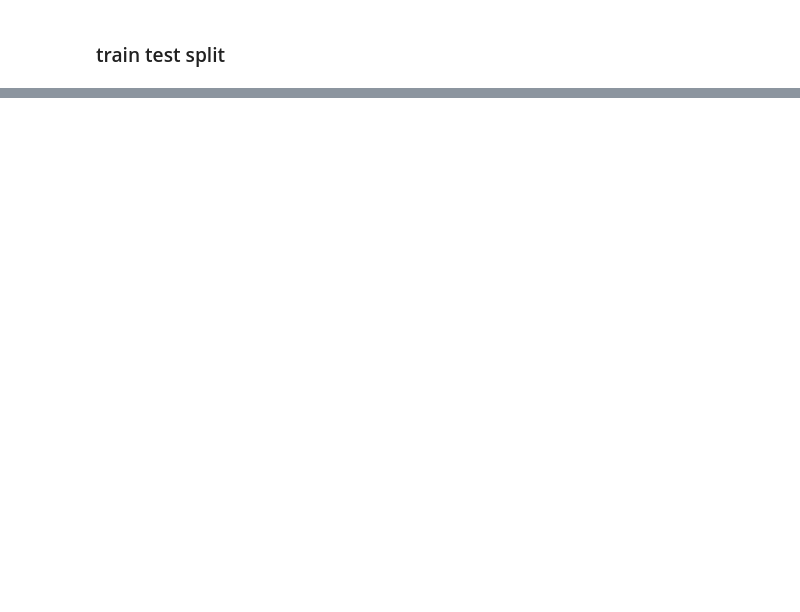
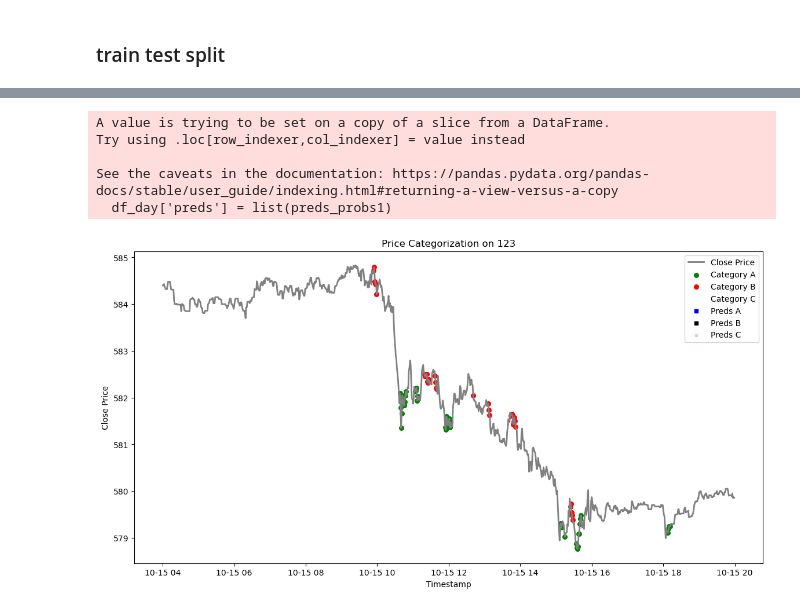
Before and after one commit to hub-Abhishek/AthenaInsights, a Jupyter notebook: notebooks/data_cleaning/testing_model_multiple_dates.ipynb, the cells around one changed output, grey strips where cells are left out. Saved outputs shown, nothing was run; the diff lists cells and outputs as text; code cells hidden in the pictures; blank space fills up the shorter version.

Commit message:
training over dates

```diff
--- a/notebooks/data_cleaning/testing_model_multiple_dates.ipynb
+++ b/notebooks/data_cleaning/testing_model_multiple_dates.ipynb
@@ -34,6 +60,6 @@ print(date_series)
 # %%
 # Create a DataFrame with initial content
-file_name = "results_0.xlsx"
+file_name = "results/results_0.xlsx"
 
 # if os.path.exists(file_name):
 #     file_name, result_num = file_name.split(".")[0].split("_")
@@ -112,7 +144,7 @@ def initialte_and_train(X_train, y_train, X_test, y_test, X_test_full, y_test_fu
                             eval_metric=['merror','mlogloss'])
     clf.fit(X_train,
             y_train,
-            verbose=1,
+            verbose=0,
             eval_set=[(X_train, y_train), (X_test, y_test), (X_test_full, y_test_full), (X_test_only_next_day, y_test_only_next_day)])
 
     return clf
@@ -206,8 +239,8 @@ def plot_categorization(df, date, pred, field='close', ):
     for cat, color in zip(['A', 'B', 'C'], ['green', 'red', 'gray']):
         plt.scatter(df_day[df_day['category'] == cat].index, df_day[df_day['category'] == cat][field], color=color, label=f'Category {cat}', s=30 if cat!='C' else 0)
     for cat, color in zip(['A', 'B', 'C'], ['blue', 'black', 'pink']):
-        print(cat)
-        print(df_day[df_day['preds'] == cat].index)
+        # print(cat)
+        # print(df_day[df_day['preds'] == cat].index)
         plt.scatter(df_day[df_day['preds'] == cat].index, df_day[df_day['preds'] == cat][field], color=color, label=f'Preds {cat}', s=20 if cat!='C' else 10,
                     # marker = '1' if cat=='B' else '2' if cat=='A' else '+')
                     marker='s')
@@ -215,8 +248,8 @@ def plot_categorization(df, date, pred, field='close', ):
     plt.title(f'Price Categorization on {date}')
     plt.xlabel('Timestamp')
     plt.ylabel(f'{field.capitalize()} Price')
-    plt.show()
-    plt.savefig(f'plot for day - {date}.png')
-    log(None, dt, image=1, add=f'plot for day - {date}.png')
+    # plt.show()
+    plt.savefig(f'results/images/plot for day - {date}.png')
+    log(None, dt, image=1, add=f'results/images/plot for day - {date}.png')
     log("\n\n", date)
 # %%
@@ -276,0 +344,35 @@ for dt in date_series:
+# %%
+X_test_only_next_day = df.loc['2024-10-15', ].drop(columns=['category', 'mapped_category'])
+y_test_only_next_day = df.loc['2024-10-15', 'mapped_category']
+preds_probs = clf.predict_proba(X_test_only_next_day)
+preds_probs1 = (preds_probs >= 0.5).argmax(axis=1,)
+# %%
+field = 'close'
+df_day = df.loc['2024-10-15']
+df_day['preds'] = list(preds_probs1)
+plt.figure(figsize=(14, 7))
+plt.plot(df_day.index, df_day[field], label=f'{field.capitalize()} Price', color='gray', linewidth=2)
+# plt.plot(df_day.index, df_day['close'], label=f'{field.capitalize()} Price', color='blue', linewidth=1)
+for cat, color in zip(['A', 'B', 'C'], ['green', 'red', 'gray']):
+    plt.scatter(df_day[df_day['category'] == cat].index, df_day[df_day['category'] == cat][field], color=color, label=f'Category {cat}', s=30 if cat!='C' else 0)
+for cat, color in zip(['A', 'B', 'C'], ['blue', 'black', 'pink']):
+    # print(cat)
+    # print(df_day[df_day['preds'] == cat].index)
+    plt.scatter(df_day[df_day['preds'] == cat].index, df_day[df_day['preds'] == cat][field], color=color, label=f'Preds {cat}', s=20 if cat!='C' else 10,
+                # marker = '1' if cat=='B' else '2' if cat=='A' else '+')
+                marker='s')
+plt.legend()
+plt.title(f'Price Categorization on {123}')
+plt.xlabel('Timestamp')
+plt.ylabel(f'{field.capitalize()} Price')
+# plt.show()
+plt.savefig(f'plot for day - {123}.png')
+# log(None, dt, image=1, add=f'plot for day - {123}.png')
+# log("\n\n", date)
+# %% [output]
+A value is trying to be set on a copy of a slice from a DataFrame.
+Try using .loc[row_indexer,col_indexer] = value instead
+
+See the caveats in the documentation: https://pandas.pydata.org/pandas-docs/stable/user_guide/indexing.html#returning-a-view-versus-a-copy
+  df_day['preds'] = list(preds_probs1)
+[figure, added]
```
Also changed, not shown: parts of 13 cells of this notebook, 2 other files.
